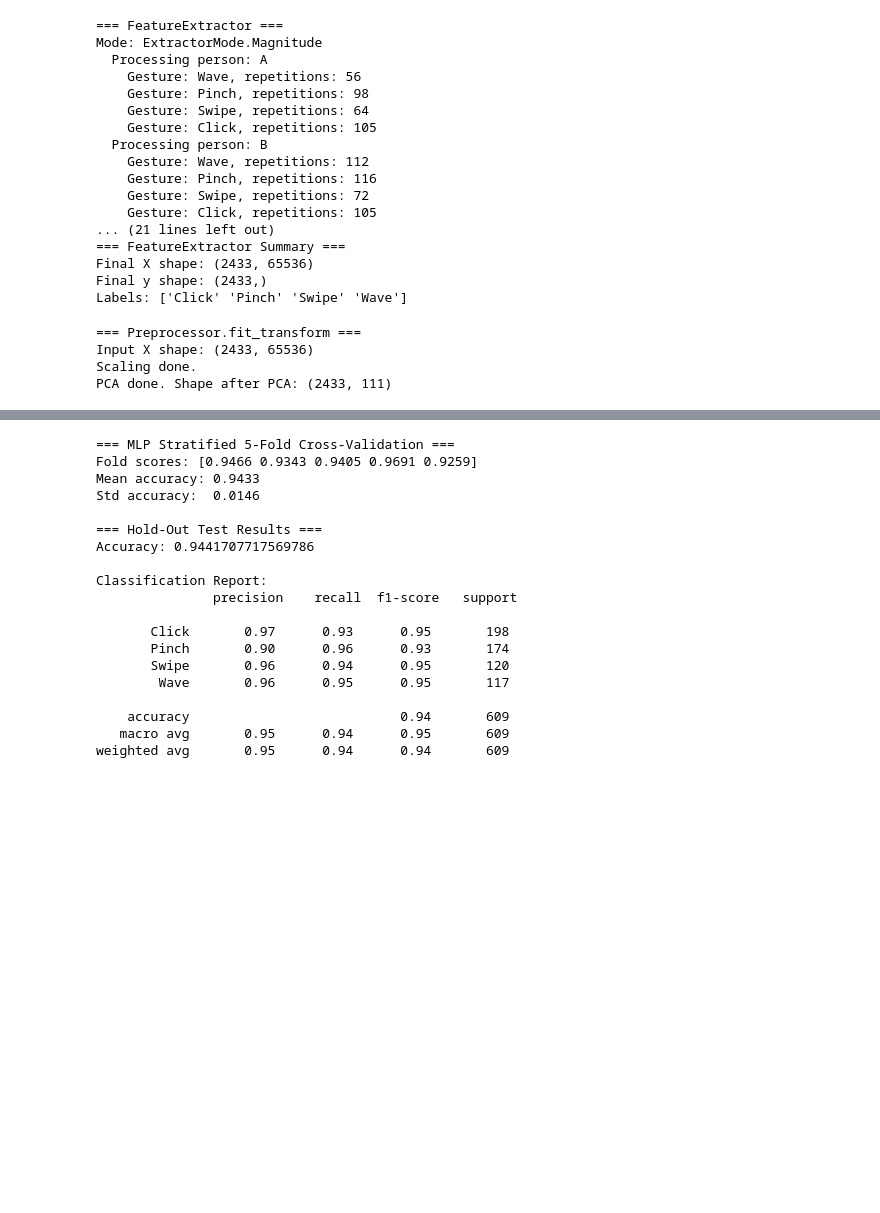
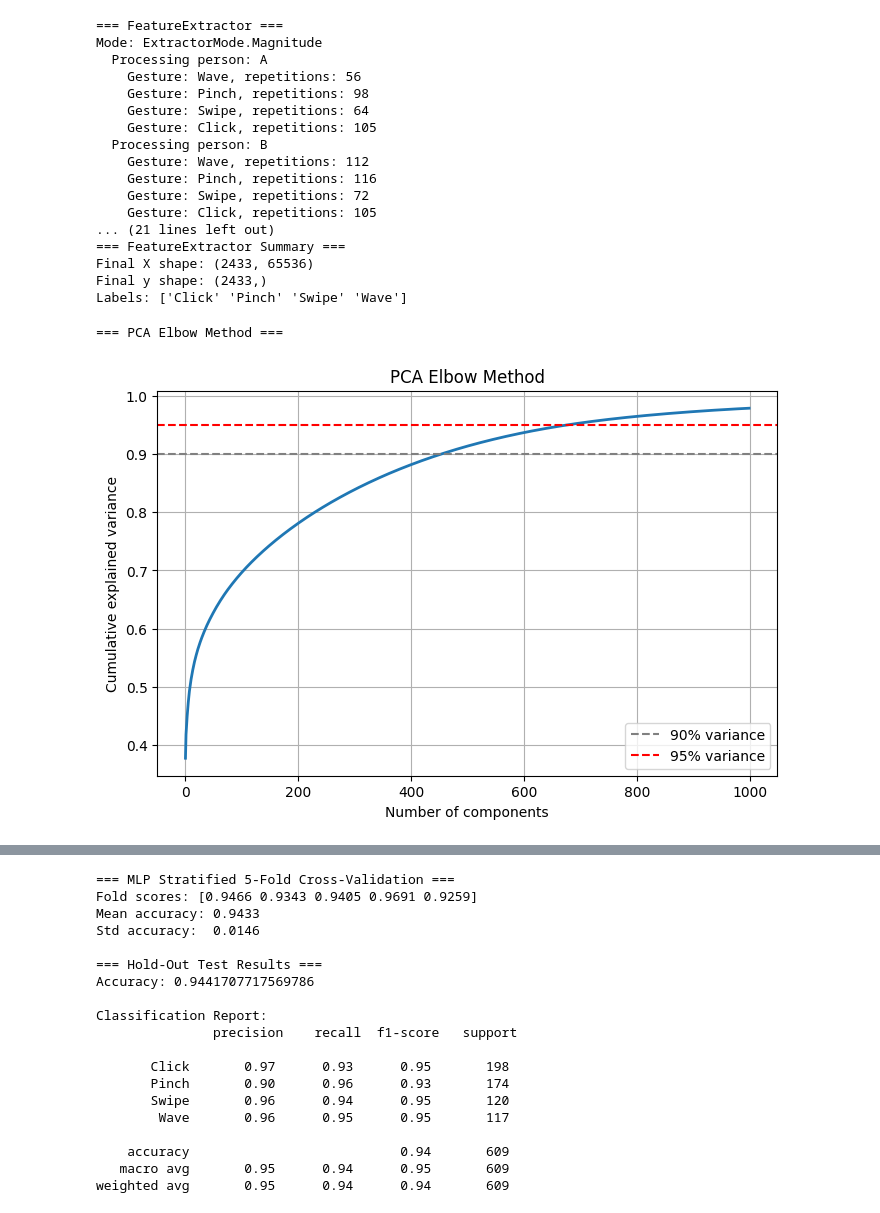
Before and after one commit to Oskar-Nowak/quantum-inspired-kernel-optimization, a Jupyter notebook: notebooks/dopnet_analysis.ipynb, the cells around one changed output, grey strips where cells are left out. Saved outputs shown, nothing was run; the diff lists cells and outputs as text; code cells hidden in the pictures; blank space fills up the shorter version.

```diff
--- a/notebooks/dopnet_analysis.ipynb
+++ b/notebooks/dopnet_analysis.ipynb
@@ -99,10 +130,8 @@ Final y shape: (2433,)
 Labels: ['Click' 'Pinch' 'Swipe' 'Wave']
 # %%
 # Preprocessing
-preprocessor = Preprocessor(n_components=111)
-X_pca = preprocessor.fit_transform(X)
+preprocessor = Preprocessor(n_components=222)
+preprocessor.plot_elbow(X, max_components=1000)
 # %% [output]
-=== Preprocessor.fit_transform ===
-Input X shape: (2433, 65536)
-Scaling done.
-PCA done. Shape after PCA: (2433, 111)
+=== PCA Elbow Method ===
+[figure, added]
```
Also changed, not shown: parts of 10 cells of this notebook.
